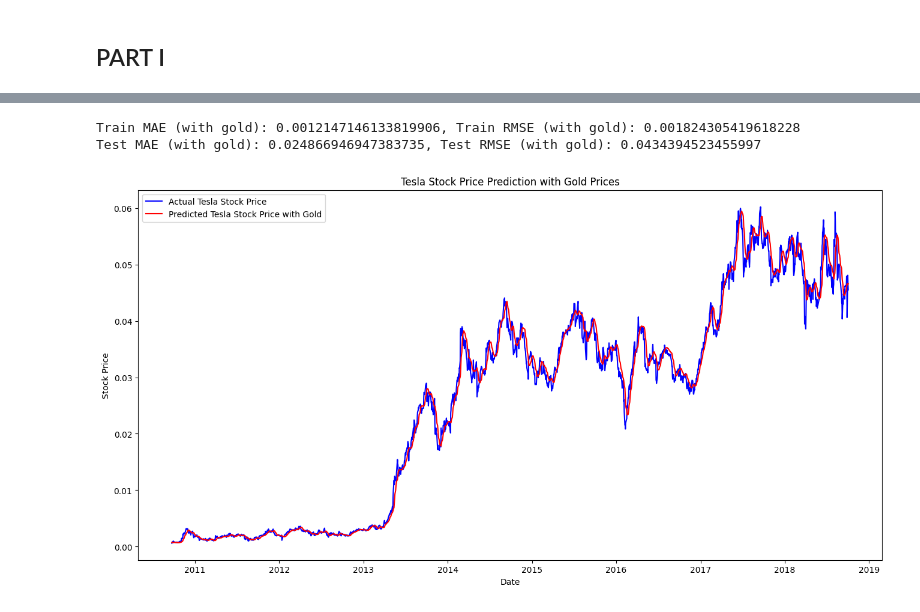
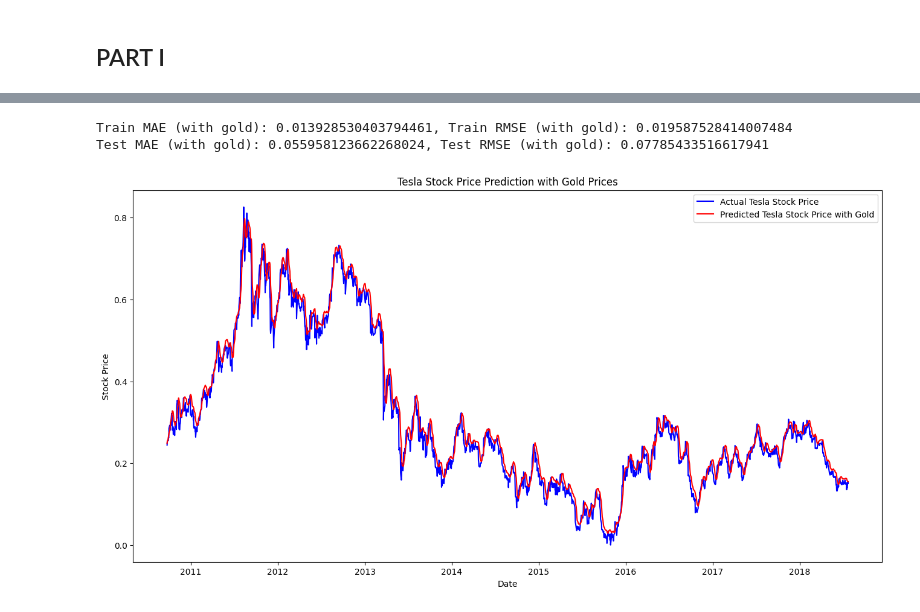
Before and after one commit to mehmet-ercan/MachineLearning, a Jupyter notebook: HW5/HW5_AKCAN_ERCAN_244201001033.ipynb, the cells around one changed output, grey strips where cells are left out. Drawn from its saved outputs; the diff is of its cells as text; code cells hidden in the pictures.

```diff
--- a/HW5/HW5_AKCAN_ERCAN_244201001033.ipynb
+++ b/HW5/HW5_AKCAN_ERCAN_244201001033.ipynb
@@ -135,11 +135,11 @@ gold_data['Date'] = pd.to_datetime(gold_data['Date'])
 
 # Merge Tesla and gold data on date
 combined = pd.merge(tesla_data, gold_data, on='Date', how='inner')
-combined_data = combined[['Date', 'Volume_x', 'Volume_y']]
+combined_data = combined[['Date', 'Close_x', 'Close_y']]
 
 # Normalize combined data
 scaler = MinMaxScaler(feature_range=(0, 1))
-scaled_combined_data = scaler.fit_transform(combined_data[['Volume_x', 'Volume_y']])
+scaled_combined_data = scaler.fit_transform(combined_data[['Close_x', 'Close_y']])
 # %%
 # Prepare the dataset for LSTM
 def create_dataset_with_gold(dataset, time_step=1):
@@ -150,7 +150,7 @@ def create_dataset_with_gold(dataset, time_step=1):
         Y.append(dataset[i + time_step, 0])  # Predict 'Close' price
     return np.array(X), np.array(Y)
 # %%
-X, Y = create_dataset_with_gold(scaled_data, seq_length)
+X, Y = create_sequences(scaled_combined_data, seq_length)
 
 # Split the data into training and testing sets (70% training, 30% testing)
 train_size = int(len(X) * 0.7)
@@ -160,10 +160,10 @@ Y_train, Y_test = Y[:train_size], Y[train_size:]
 # %%
 # Define the LSTM model
 model_comb = Sequential()
-model_comb.add(LSTM(50, return_sequences=True, input_shape=(seq_length, 1)))
+model_comb.add(LSTM(50, return_sequences=True, input_shape=(seq_length, 2)))
 model_comb.add(LSTM(50, return_sequences=False))
 model_comb.add(Dense(25))
-model_comb.add(Dense(1))
+model_comb.add(Dense(2))
 
 # Compile the model
 model_comb.compile(optimizer='adam', loss='mean_squared_error')
@@ -208,17 +208,17 @@ test_rmse = np.sqrt(mean_squared_error(Y_test, test_predict))
 print(f'Train MAE (with gold): {train_mae}, Train RMSE (with gold): {train_rmse}')
 print(f'Test MAE (with gold): {test_mae}, Test RMSE (with gold): {test_rmse}')
 # %% [output]
-Train MAE (with gold): 0.0012147146133819906, Train RMSE (with gold): 0.001824305419618228
-Test MAE (with gold): 0.024866946947383735, Test RMSE (with gold): 0.0434394523455997
+Train MAE (with gold): 0.013928530403794461, Train RMSE (with gold): 0.019587528414007484
+Test MAE (with gold): 0.055958123662268024, Test RMSE (with gold): 0.07785433516617941
 # %%
 # Plot the results
 plt.figure(figsize=(16, 8))
-plt.plot(tesla_data.index[seq_length:train_size + seq_length:], Y_train, color='blue', label='Actual Tesla Stock Price')
-plt.plot(tesla_data.index[seq_length:train_size + seq_length:], train_predict, color='red', label='Predicted Tesla Stock Price with Gold')
+plt.plot(tesla_data.index[seq_length:train_size + seq_length:], Y_train[:,1], color='blue', label='Actual Tesla Stock Price')
+plt.plot(tesla_data.index[seq_length:train_size + seq_length:], train_predict[:,1], color='red', label='Predicted Tesla Stock Price with Gold')
 plt.title('Tesla Stock Price Prediction with Gold Prices')
 plt.xlabel('Date')
 plt.ylabel('Stock Price')
 plt.legend()
 plt.show()
 # %% [output]
-[figure, old version]
+[figure, new version]
```
Also changed, not shown: parts of 5 cells of this notebook.
